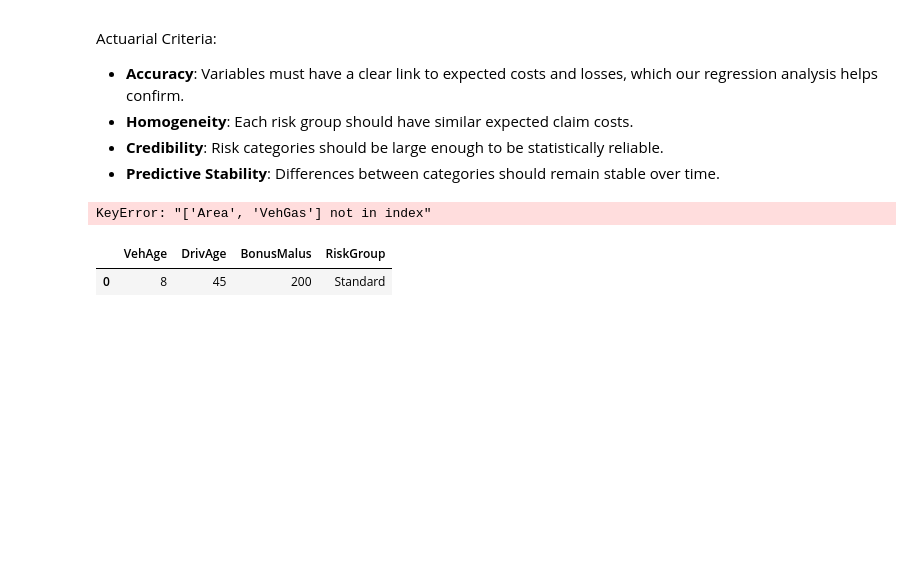
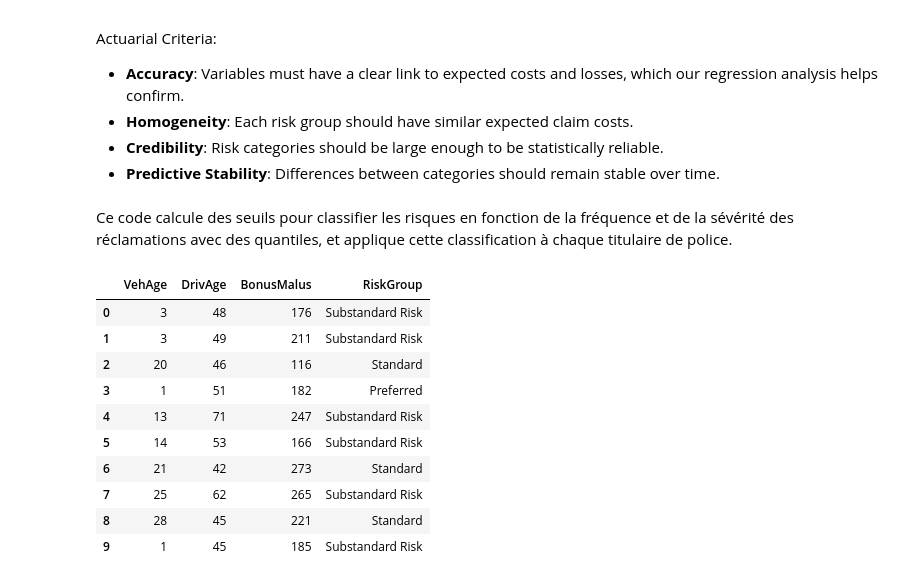
Before and after one commit to ThomasDeConinck/Assurance-Code-Python, a Jupyter notebook: assurances Code Python Case.ipynb, the cells around one changed output. Cells and saved outputs as stored; diff of their text form; code cells hidden in the pictures; blank space fills up the shorter version.

```diff
--- a/assurances Code Python Case.ipynb
+++ b/assurances Code Python Case.ipynb
@@ -630,8 +632,11 @@ Actuarial Criteria:
 - **Homogeneity**: Each risk group should have similar expected claim costs.
 - **Credibility**: Risk categories should be large enough to be statistically reliable.
 - **Predictive Stability**: Differences between categories should remain stable over time.
+# %% [markdown]
+Ce code calcule des seuils pour classifier les risques en fonction de la fréquence et de la sévérité des réclamations avec des quantiles, et applique cette classification à chaque titulaire de police.
 # %%
 import pandas as pd
+import numpy as np
 from sklearn.preprocessing import StandardScaler, OneHotEncoder
 from sklearn.compose import ColumnTransformer
 from sklearn.pipeline import Pipeline
@@ -653,51 +658,45 @@ preprocessor = ColumnTransformer(
 # Apply preprocessing
 X_preprocessed = preprocessor.fit_transform(X)
 
-# Calculate quantile thresholds for ClaimNb (frequency) and ClaimAmount (severity)
-threshold_freq_low = claims_data['ClaimNb'].quantile(0.33)
-threshold_freq_high = claims_data['ClaimNb'].quantile(0.67)
-threshold_sev_low = claims_data['ClaimAmount'].quantile(0.33)
-threshold_sev_high = claims_data['ClaimAmount'].quantile(0.67)
-
-# Function to classify risk group based on claim frequency and severity
+# Function to classify risk group based on observable characteristics
 def classify_risk_group(row):
-    if row['ClaimNb'] < threshold_freq_low and row['ClaimAmount'] < threshold_sev_low:
+    if row['DrivAge'] > 50 and row['VehAge'] < 5:
         return 'Preferred'
-    elif threshold_freq_low <= row['ClaimNb'] <= threshold_freq_high and threshold_sev_low <= row['ClaimAmount'] <= threshold_sev_high:
+    elif row['DrivAge'] <= 50 and row['VehAge'] >= 5:
         return 'Standard'
     else:
-        return 'Substandard'
+        return 'Substandard Risk'
 
 # Apply the function to classify each policyholder into a risk group
 claims_data['RiskGroup'] = claims_data.apply(classify_risk_group, axis=1)
-
-claims_data[['ClaimNb', 'ClaimAmount', 'RiskGroup']]
-# %% [output]
-KeyError: "['Area', 'VehGas'] not in index"
 # %%
 # Example of new applicant data (to be classified)
-new_applicant = pd.DataFrame({
-    'VehAge': [8],   # Vehicle Age
-    'DrivAge': [45],  # Driver Age
-    'BonusMalus': [200],  # Bonus/Malus score
-    'VehPower': [1],  # Vehicle Power
-    'Area': ['C'],    # Area code
-    'VehGas': ['Diesel']  # Vehicle fuel type
+new_applicants = pd.DataFrame({
+    'VehAge': np.random.randint(0, 30, size=10),   # Vehicle Age
+    'DrivAge': np.random.randint(18, 80, size=10),  # Driver Age
+    'BonusMalus': np.random.randint(50, 300, size=10),  # Bonus/Malus score
+    'VehPower': np.random.randint(4, 20, size=10),  # Vehicle Power
+    'Area': np.random.choice(['A', 'B', 'C', 'D', 'E', 'F'], size=10),    # Area code
+    'VehGas': np.random.choice(['Diesel', 'Regular'], size=10)  # Vehicle fuel type
 })
 
 # Preprocess the new applicant data
-new_applicant_preprocessed = preprocessor.transform(new_applicant)
-
-# Let's assume we have a model or some way of predicting ClaimNb and ClaimAmount for new applicants
-# For this demonstration, we'll assume the following predicted values:
-new_applicant['ClaimNb'] = 0  # Predicted number of claims (e.g., from a model)
-new_applicant['ClaimAmount'] = 0  # Predicted severity of claims (in dollars)
+new_applicants_preprocessed = preprocessor.transform(new_applicants)
 
 # Classify the new applicant based on the predefined thresholds
-new_applicant['RiskGroup'] = new_applicant.apply(classify_risk_group, axis=1)
+new_applicants['RiskGroup'] = new_applicants.apply(classify_risk_group, axis=1)
 
 # Display the classification result for the new applicant
-new_applicant[['VehAge', 'DrivAge', 'BonusMalus', 'RiskGroup']]
+new_applicants[['VehAge', 'DrivAge', 'BonusMalus', 'RiskGroup']]
 # %% [output]
 |  | VehAge | DrivAge | BonusMalus | RiskGroup |
-| 0 | 8 | 45 | 200 | Standard |
+| 0 | 3 | 48 | 176 | Substandard Risk |
+| 1 | 3 | 49 | 211 | Substandard Risk |
+| 2 | 20 | 46 | 116 | Standard |
+| 3 | 1 | 51 | 182 | Preferred |
+| 4 | 13 | 71 | 247 | Substandard Risk |
+| 5 | 14 | 53 | 166 | Substandard Risk |
+| 6 | 21 | 42 | 273 | Standard |
+| 7 | 25 | 62 | 265 | Substandard Risk |
+| 8 | 28 | 45 | 221 | Standard |
+| 9 | 1 | 45 | 185 | Substandard Risk |
```
Also changed, not shown: parts of 6 cells of this notebook.
